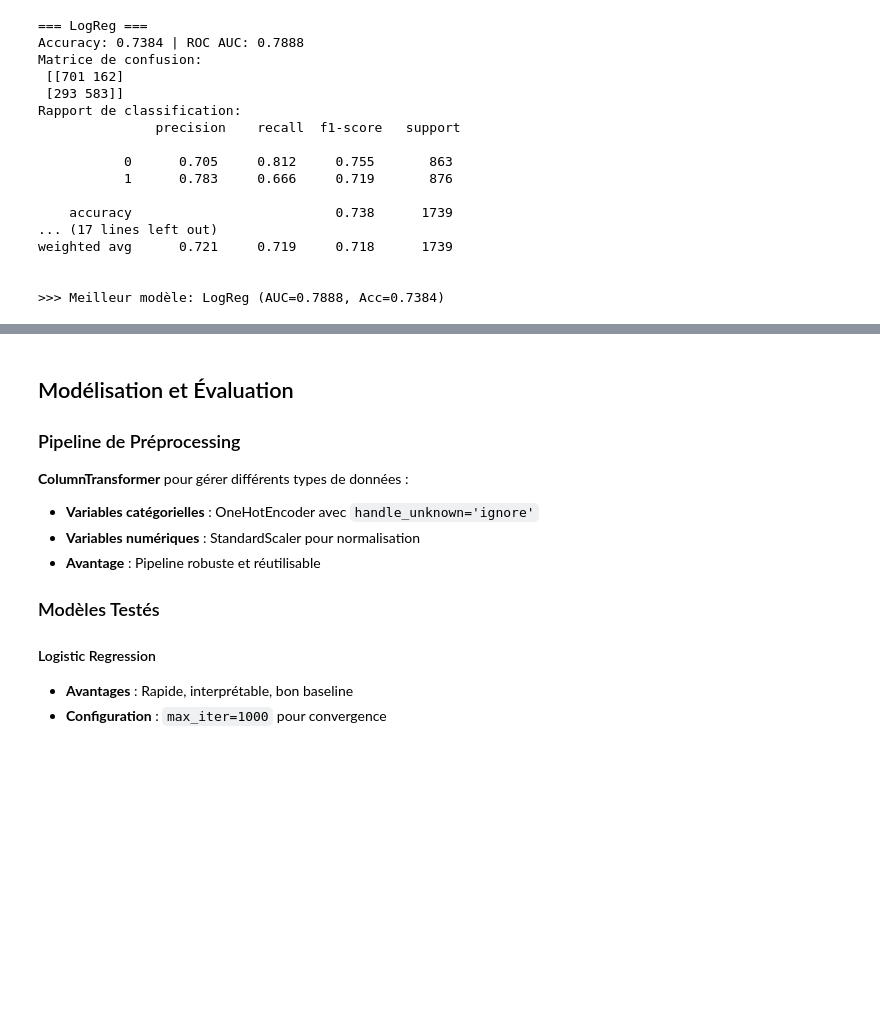
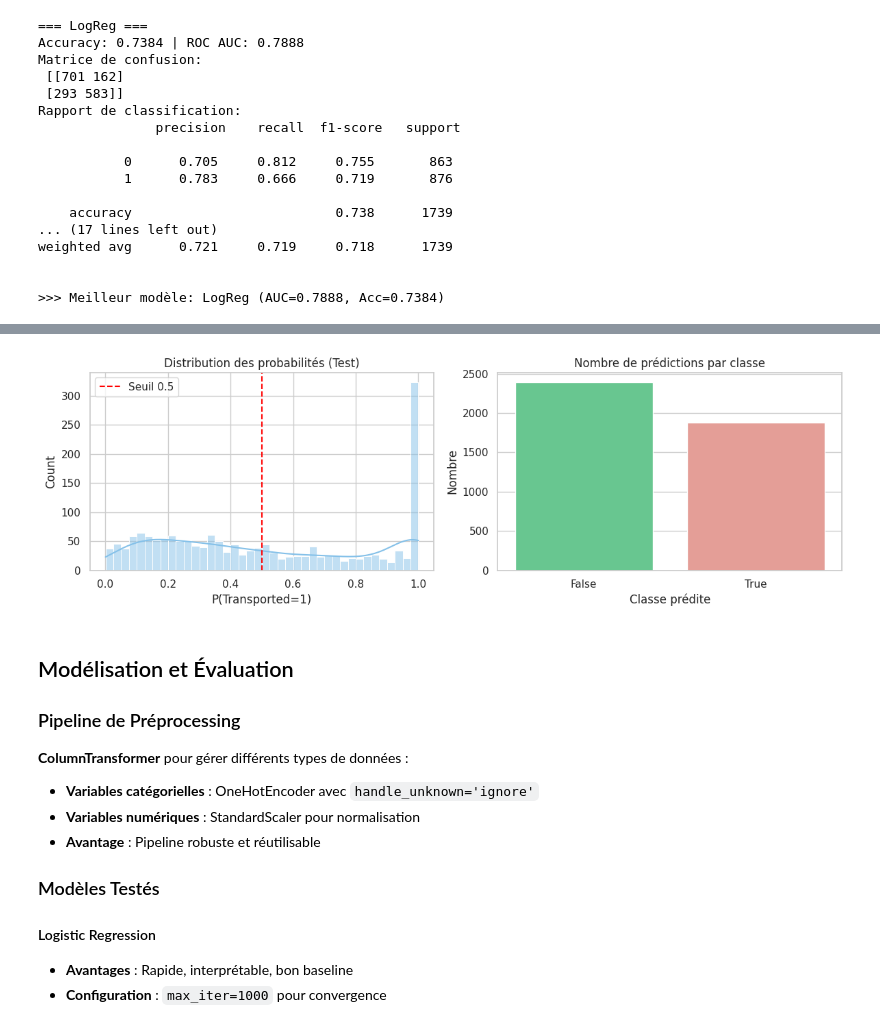
Before and after one commit to VictorSulivan/pythonNotebookTitanic, a Jupyter notebook: prediction_spaceship_titanic.ipynb, the cells around one changed output, grey strips where cells are left out. Saved outputs shown, nothing was run; the diff lists cells and outputs as text; code cells hidden in the pictures; blank space fills up the shorter version.

```diff
--- a/prediction_spaceship_titanic.ipynb
+++ b/prediction_spaceship_titanic.ipynb
@@ -189,3 +335,30 @@ weighted avg      0.721     0.719     0.718      1739
+# %%
+# Affichages: Distribution des probabilités sur Test et seuil
+import numpy as np
+import matplotlib.pyplot as plt
+import seaborn as sns
+
+# S'assurer que best_model est fit sur tout le train (déjà fait au-dessus)
+# Générer proba sur X_sub déjà construit ci-dessus
+
+fig, axes = plt.subplots(1, 2, figsize=(12, 4))
+sns.histplot(proba, bins=40, kde=True, ax=axes[0], color='#85C1E9')
+axes[0].axvline(0.5, color='red', linestyle='--', label='Seuil 0.5')
+axes[0].set_title('Distribution des probabilités (Test)')
+axes[0].set_xlabel('P(Transported=1)')
+axes[0].legend()
+
+# Compte des prédictions True/False
+counts = pd.Series(pred_bool).value_counts().rename(index={True:'True', False:'False'})
+sns.barplot(x=counts.index, y=counts.values, ax=axes[1], palette=['#58D68D', '#F1948A'])
+axes[1].set_title('Nombre de prédictions par classe')
+axes[1].set_xlabel('Classe prédite')
+axes[1].set_ylabel('Nombre')
+
+plt.tight_layout()
+plt.show()
+# %% [output]
+[figure, added]
 # %% [markdown]
 ## Modélisation et Évaluation
 
```
Also changed, not shown: parts of 9 cells of this notebook.
